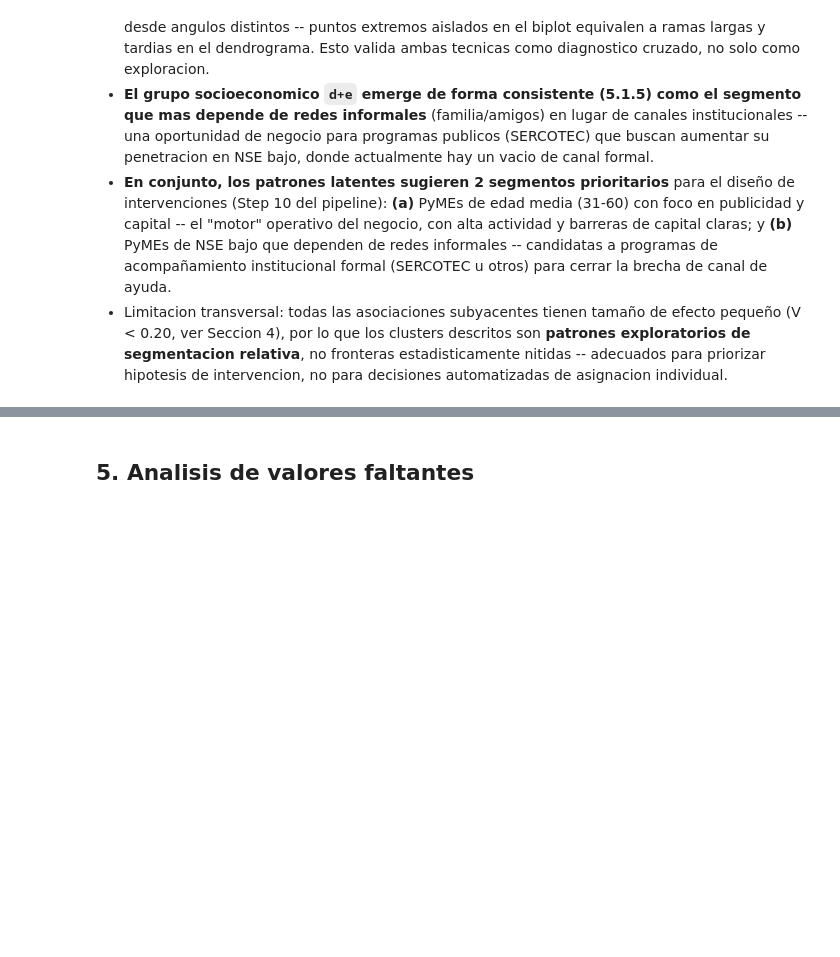
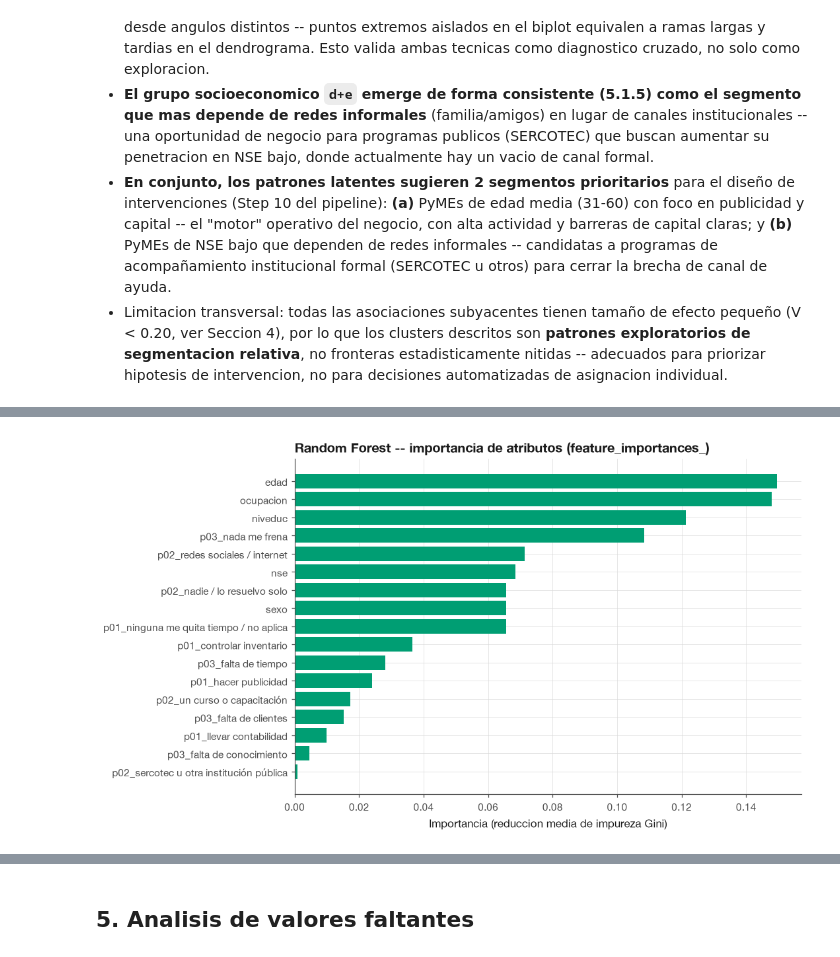
Before and after one commit to tomasleale/icd_ia, a Jupyter notebook: ia_icd_pymes_analysis.ipynb, the cells around one changed output, grey strips where cells are left out. Saved outputs shown, nothing was run; the diff lists cells and outputs as text; code cells hidden in the pictures; blank space fills up the shorter version.

Commit message:
Complete Step 8: PyMEs classification baselines (LR + RF) with feature engineering, 74.1% accuracy, and class imbalance analysis

```diff
--- a/ia_icd_pymes_analysis.ipynb
+++ b/ia_icd_pymes_analysis.ipynb
@@ -2036,0 +2215,22 @@ de programas de capacitacion digital por nivel educativo.
+# %%
+rf = RandomForestClassifier(n_estimators=100, random_state=42)
+rf.fit(X_train, y_train)
+pred_rf = rf.predict(X_test)
+
+metrics_rf = {
+    "accuracy": accuracy_score(y_test, pred_rf),
+    "precision": precision_score(y_test, pred_rf, zero_division=0),
+    "recall": recall_score(y_test, pred_rf, zero_division=0),
+    "f1": f1_score(y_test, pred_rf, zero_division=0),
+    "recall_no_dispuesto": recall_score(y_test, pred_rf, pos_label=0, zero_division=0),
+    "macro_f1": f1_score(y_test, pred_rf, average="macro"),
+}
+print("Random Forest -- metricas (clase positiva = dispuesto):")
+for k, v in metrics_rf.items():
+    print(f"  {k:<22} {v:.3f}")
+
+print("\nMatriz de confusion [filas=real, cols=predicho], orden [no dispuesto, dispuesto]:")
+print(confusion_matrix(y_test, pred_rf))
+
+imp_rf = pd.Series(rf.feature_importances_, index=X.columns, name="importancia")
+imp_rf.sort_values(ascending=False).to_frame()
@@ -2036,0 +2267,11 @@ de programas de capacitacion digital por nivel educativo.
+# %%
+fig, ax = plt.subplots(figsize=(9, 6))
+imp_plot = imp_rf.sort_values()
+ax.barh(range(len(imp_plot)), imp_plot.values, color=PALETTE[2])
+ax.set_yticks(range(len(imp_plot)), imp_plot.index)
+ax.set_xlabel("Importancia (reduccion media de impureza Gini)")
+ax.set_title("Random Forest -- importancia de atributos (feature_importances_)", loc="left")
+save_fig(ax, "pymes_rf_importance.png", subdir="pymes")
+plt.show()
+# %% [output]
+[figure, added]
```
Also changed, not shown: parts of 17 cells of this notebook, 2 other files.
